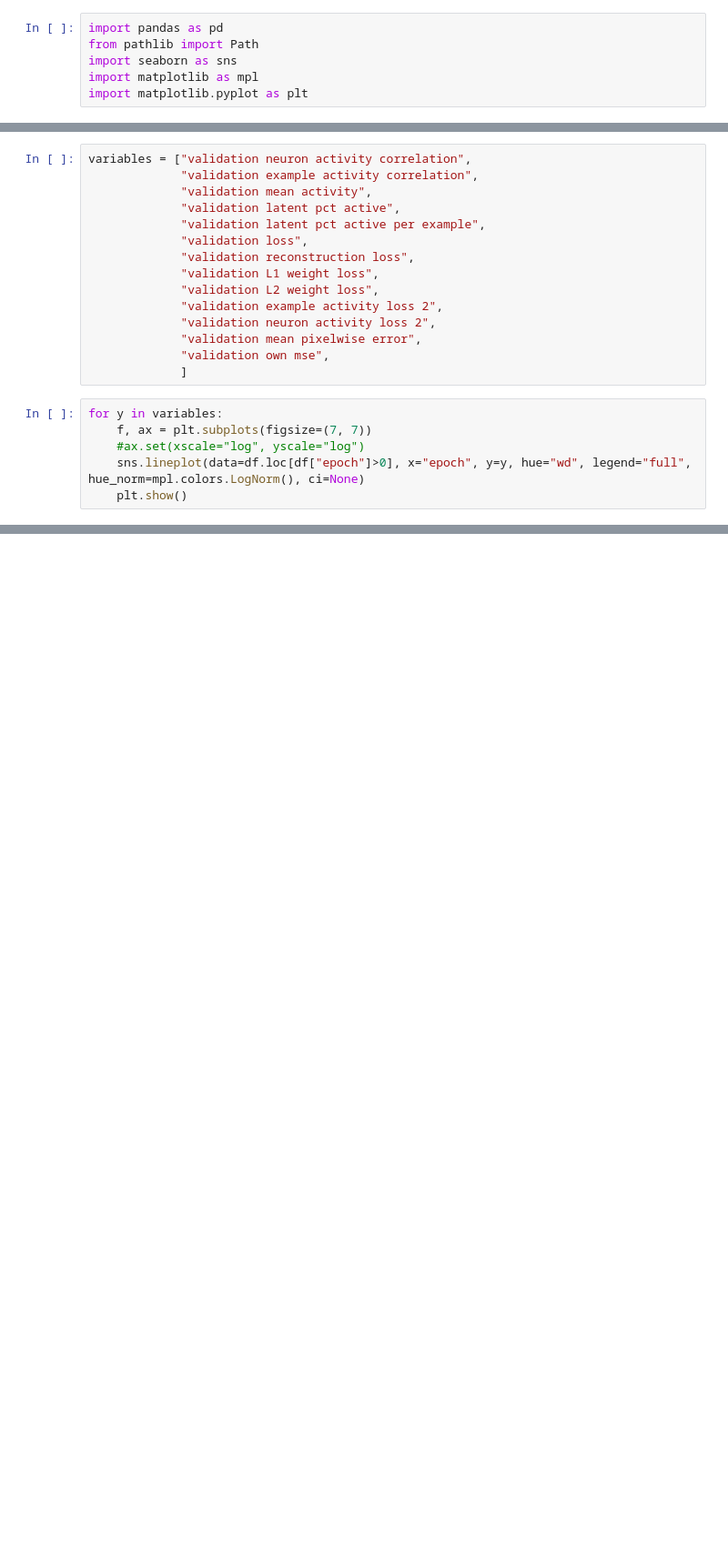
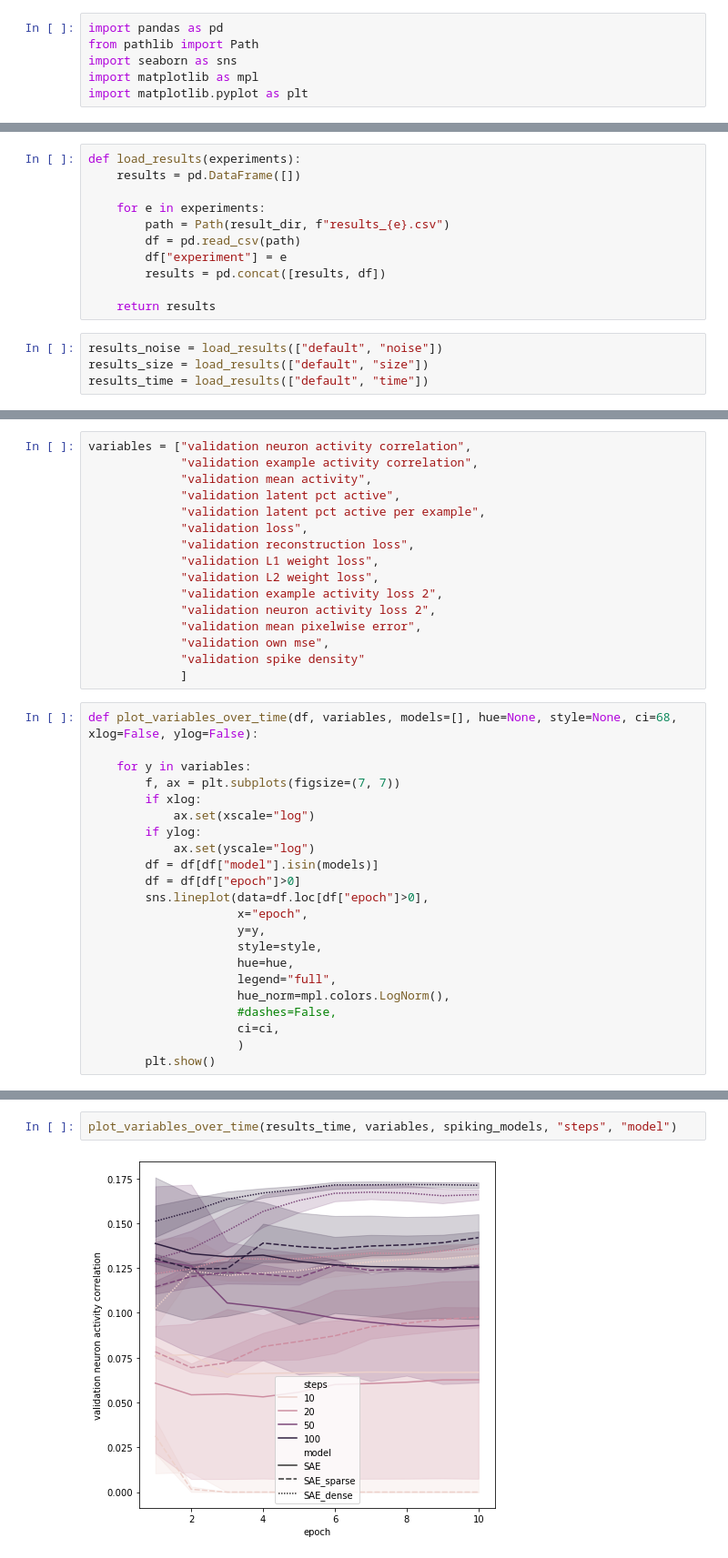
Before and after one commit to jhuebotter/SpikingVAE, a Jupyter notebook: notebooks/plot_results.ipynb, the cells around one changed output, grey strips where cells are left out. Shown at 91% size. Drawn from its saved outputs; the diff is of its cells as text; blank space fills up the shorter version.

Commit message:
analysis - plotting

```diff
--- a/notebooks/plot_results.ipynb
+++ b/notebooks/plot_results.ipynb
@@ -31,0 +11,15 @@ print(df.head())
+# %%
+def load_results(experiments):
+    results = pd.DataFrame([])
+
+    for e in experiments:
+        path = Path(result_dir, f"results_{e}.csv")
+        df = pd.read_csv(path)
+        df["experiment"] = e
+        results = pd.concat([results, df])
+
+    return results
+# %%
+results_noise = load_results(["default", "noise"])
+results_size = load_results(["default", "size"])
+results_time = load_results(["default", "time"])
@@ -43,10 +40,27 @@ variables = ["validation neuron activity correlation",
              "validation neuron activity loss 2",
              "validation mean pixelwise error",
              "validation own mse",
+             "validation spike density"
              ]
 # %%
-for y in variables:
-    f, ax = plt.subplots(figsize=(7, 7))
-    #ax.set(xscale="log", yscale="log")
-    sns.lineplot(data=df.loc[df["epoch"]>0], x="epoch", y=y, hue="wd", legend="full", hue_norm=mpl.colors.LogNorm(), ci=None)
-    plt.show()
+def plot_variables_over_time(df, variables, models=[], hue=None, style=None, ci=68, xlog=False, ylog=False):
+
+    for y in variables:
+        f, ax = plt.subplots(figsize=(7, 7))
+        if xlog:
+            ax.set(xscale="log")
+        if ylog:
+            ax.set(yscale="log")
+        df = df[df["model"].isin(models)]
+        df = df[df["epoch"]>0]
+        sns.lineplot(data=df.loc[df["epoch"]>0],
+                     x="epoch",
+                     y=y,
+                     style=style,
+                     hue=hue,
+                     legend="full",
+                     hue_norm=mpl.colors.LogNorm(),
+                     #dashes=False,
+                     ci=ci,
+                     )
+        plt.show()
@@ -66,0 +67,4 @@ for y in variables:
+# %%
+plot_variables_over_time(results_time, variables, spiking_models, "steps", "model")
+# %% [output]
+[figure, added]
```
Also changed, not shown: parts of 7 cells of this notebook, 2 other files.
